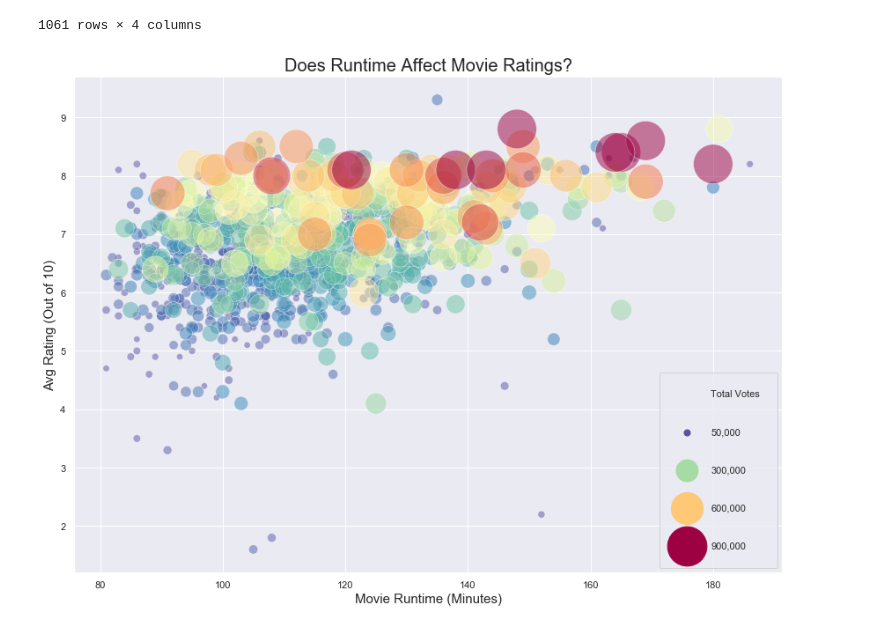
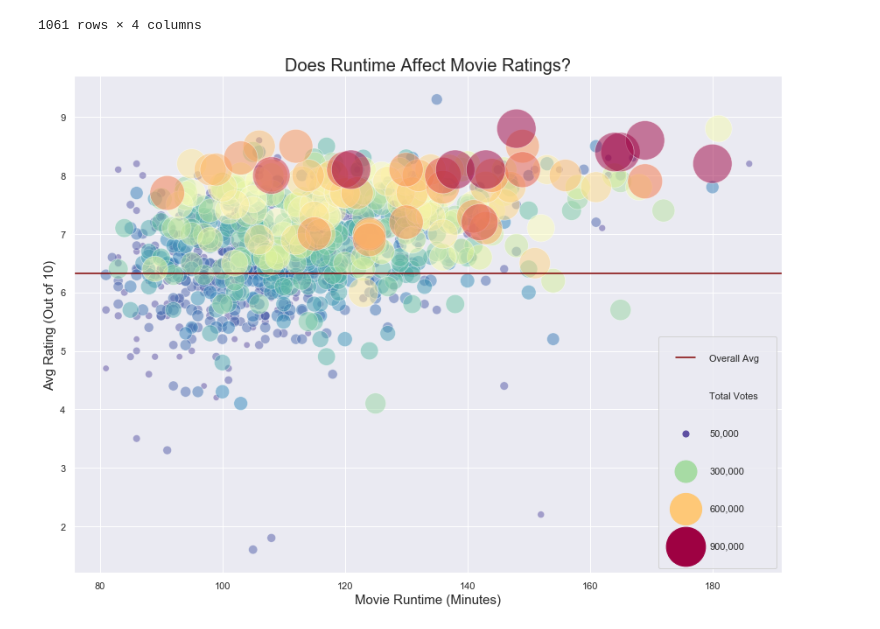
Before and after one commit to shawnjohnsamuel/microsoft-movies-analysis, a Jupyter notebook: movie-analysis.ipynb, the cells around one changed output. Saved outputs shown, nothing was run; the diff lists cells and outputs as text; code cells hidden in the pictures.

Commit message:
updated main notebook and q3 graph

```diff
--- a/movie-analysis.ipynb
+++ b/movie-analysis.ipynb
@@ -1174,29 +1245,33 @@ rt_scat_df
 # %%
 #Let's try the plot again
 
 plt.figure(figsize=(12,9))
 
 x3 = rt_scat_df['runtime_minutes']
 y5 = rt_scat_df['averagerating']
 z = rt_scat_df['numvotes']
 
 sns.scatterplot(x=x3, y=y5, alpha=.5, palette='Spectral_r',
                 hue=z, hue_norm=(50000, 900000),
                 size=z, sizes=(50, 2000), size_norm=(50000, 900000),
                 legend='brief')
+
+#add horizontal line to clarify findings
+plt.axhline(y=runtime_df['averagerating'].mean(), label = "Overall Avg", color = 'maroon')
+
 plt.legend()
 ax = plt.gca()
 legend_labels, _= ax.get_legend_handles_labels()
-ax.legend(legend_labels, ['Total Votes','50,000','300,000','600,000', '900,000'],
+ax.legend(legend_labels, ['Overall Avg','Total Votes','50,000','300,000','600,000', '900,000'],
           loc = 'lower right', borderpad=1.8, labelspacing =3, handletextpad=1.5)
 plt.title("Does Runtime Affect Movie Ratings?", fontsize = 20)
 plt.xlabel("Movie Runtime (Minutes)", fontsize = 15)
 plt.ylabel("Avg Rating (Out of 10)", fontsize = 15)
 plt.tight_layout()
 # plt.savefig('images/q3_runtime_affect_movie_rating.png')
 plt.show()
 # %% [output]
-[figure, old version]
+[figure, new version]
 # %% [markdown]
 ## Evaluation
 Evaluate how well your work solves the stated business problem.
```
Also changed, not shown: parts of 11 cells of this notebook, 1 other file.
